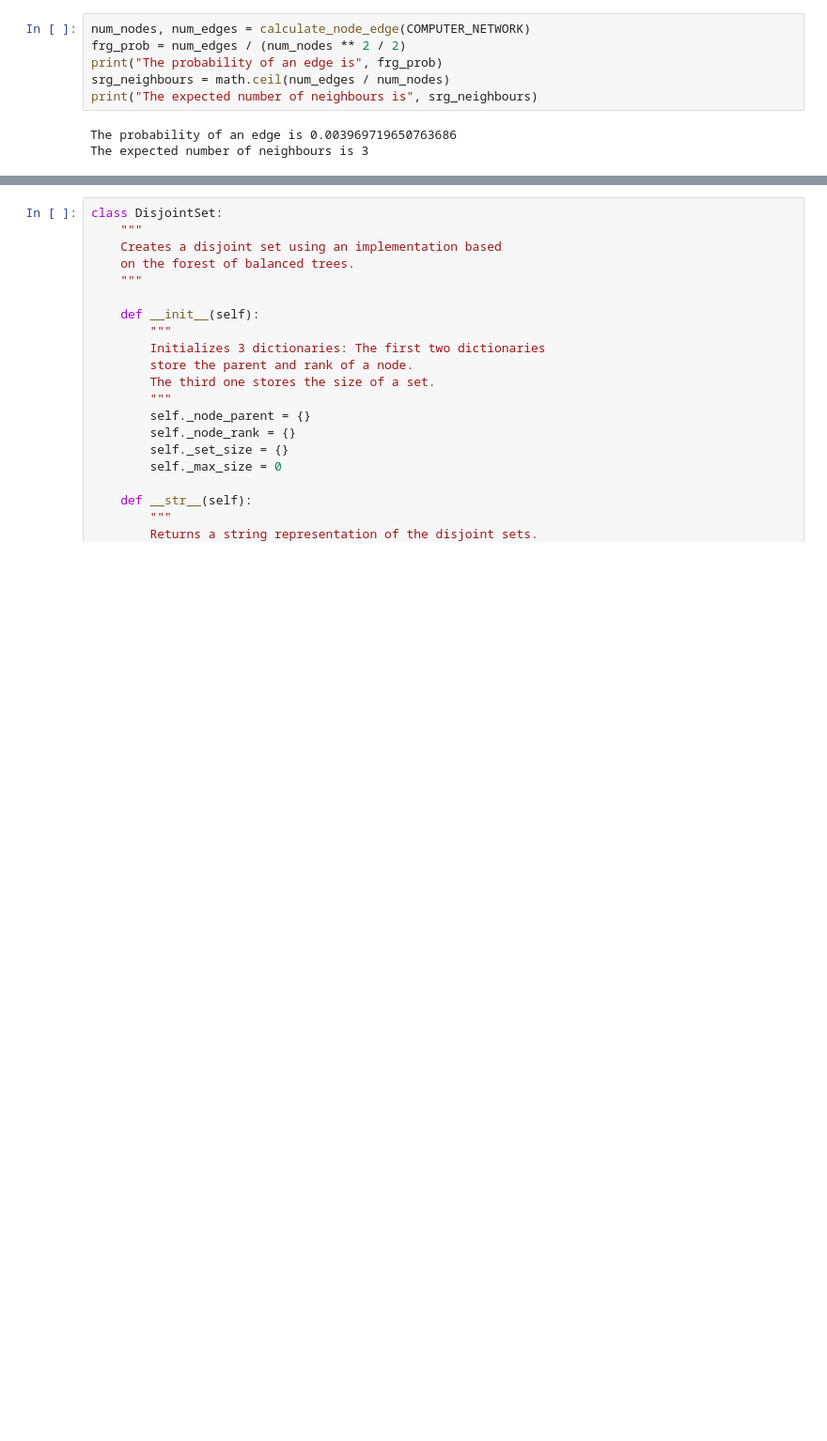
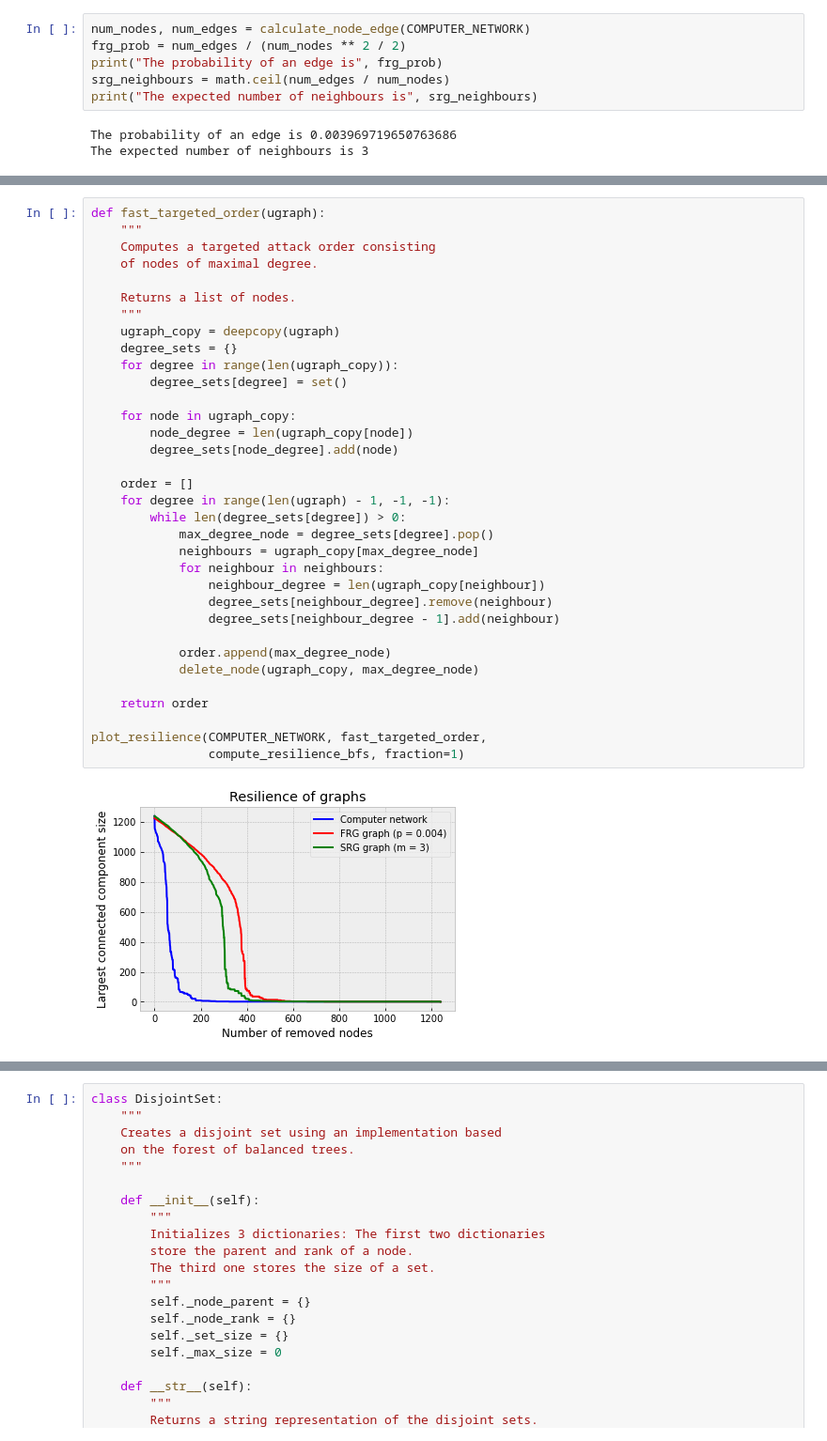
Before and after one commit to Asrorbek-Orzikulov/Data-Visualization, a Jupyter notebook: graph_resilience.ipynb, the cells around one changed output, grey strips where cells are left out. Shown: that part at 94% size. Saved outputs shown, nothing was run; the diff lists cells and outputs as text; blank space fills up the shorter version.

```diff
--- a/graph_resilience.ipynb
+++ b/graph_resilience.ipynb
@@ -305,0 +350,36 @@ plot_resilience(COMPUTER_NETWORK, random_order,
+# %%
+def fast_targeted_order(ugraph):
+    """
+    Computes a targeted attack order consisting
+    of nodes of maximal degree.
+
+    Returns a list of nodes.
+    """
+    ugraph_copy = deepcopy(ugraph)
+    degree_sets = {}
+    for degree in range(len(ugraph_copy)):
+        degree_sets[degree] = set()
+
+    for node in ugraph_copy:
+        node_degree = len(ugraph_copy[node])
+        degree_sets[node_degree].add(node)
+
+    order = []
+    for degree in range(len(ugraph) - 1, -1, -1):
+        while len(degree_sets[degree]) > 0:
+            max_degree_node = degree_sets[degree].pop()
+            neighbours = ugraph_copy[max_degree_node]
+            for neighbour in neighbours:
+                neighbour_degree = len(ugraph_copy[neighbour])
+                degree_sets[neighbour_degree].remove(neighbour)
+                degree_sets[neighbour_degree - 1].add(neighbour)
+
+            order.append(max_degree_node)
+            delete_node(ugraph_copy, max_degree_node)
+
+    return order
+
+plot_resilience(COMPUTER_NETWORK, fast_targeted_order,
+                compute_resilience_bfs, fraction=1)
+# %% [output]
+[figure, added]
```
Also changed, not shown: parts of 21 cells of this notebook.
